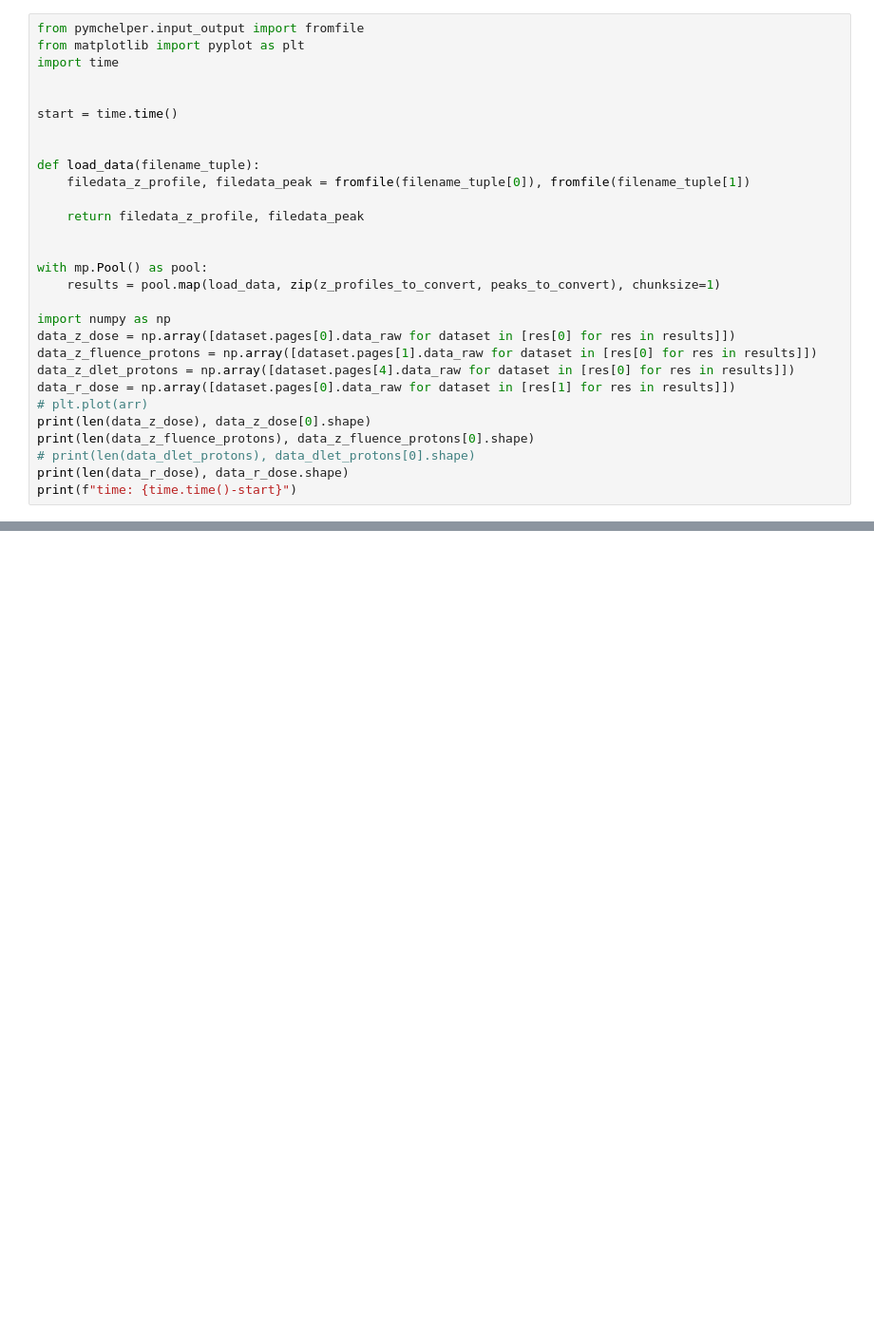
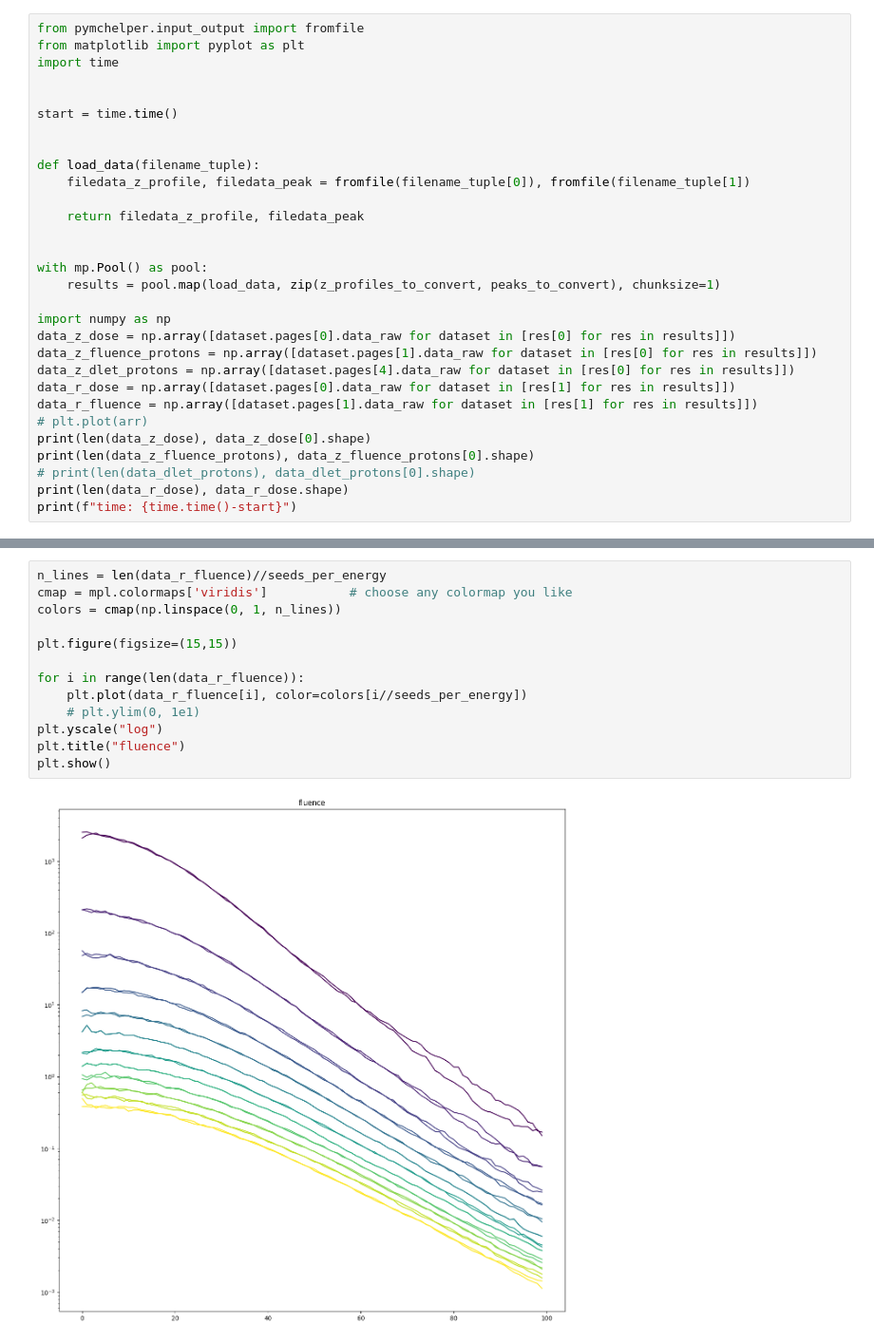
Before and after one commit to jagodek/ai-proton-simulations, a Jupyter notebook: gen4/pipeline.ipynb, the cells around one changed output, grey strips where cells are left out. Shown at 95% size. Cells and saved outputs as stored; diff of their text form; blank space fills up the shorter version.

Commit message:
best results in r scaling

```diff
--- a/gen4/pipeline.ipynb
+++ b/gen4/pipeline.ipynb
@@ -105,6 +106,7 @@ data_z_dose = np.array([dataset.pages[0].data_raw for dataset in [res[0] for res
 data_z_fluence_protons = np.array([dataset.pages[1].data_raw for dataset in [res[0] for res in results]])
 data_z_dlet_protons = np.array([dataset.pages[4].data_raw for dataset in [res[0] for res in results]])
 data_r_dose = np.array([dataset.pages[0].data_raw for dataset in [res[1] for res in results]])
+data_r_fluence = np.array([dataset.pages[1].data_raw for dataset in [res[1] for res in results]])
 # plt.plot(arr)
 print(len(data_z_dose), data_z_dose[0].shape)
 print(len(data_z_fluence_protons), data_z_fluence_protons[0].shape)
@@ -131,0 +136,15 @@ plt.show()
+# %%
+n_lines = len(data_r_fluence)//seeds_per_energy
+cmap = mpl.colormaps['viridis']           # choose any colormap you like
+colors = cmap(np.linspace(0, 1, n_lines))
+
+plt.figure(figsize=(15,15))
+
+for i in range(len(data_r_fluence)):
+    plt.plot(data_r_fluence[i], color=colors[i//seeds_per_energy])
+    # plt.ylim(0, 1e1)
+plt.yscale("log")
+plt.title("fluence")
+plt.show()
+# %% [output]
+[figure, added]
```
Also changed, not shown: parts of 6 cells of this notebook, 7 other files.
